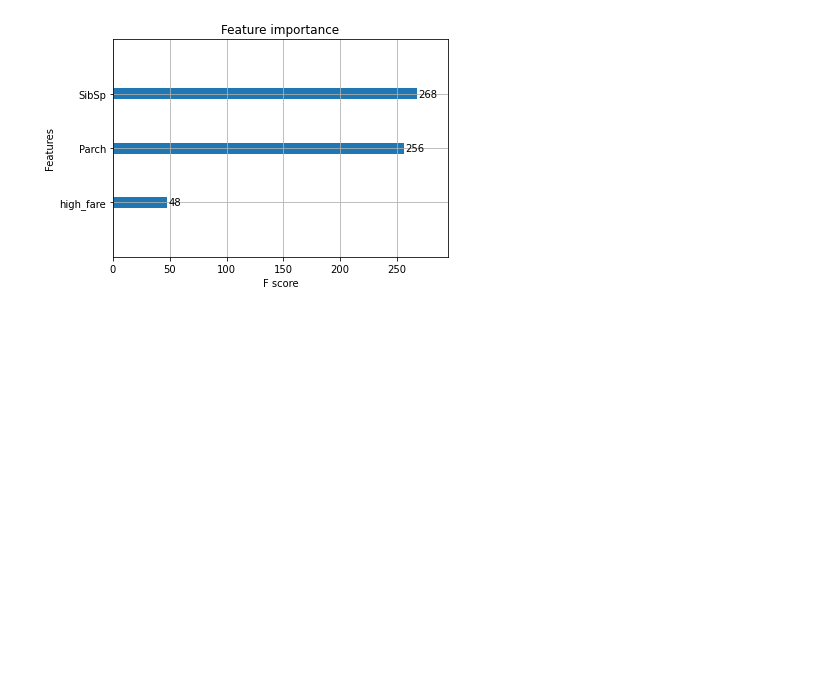
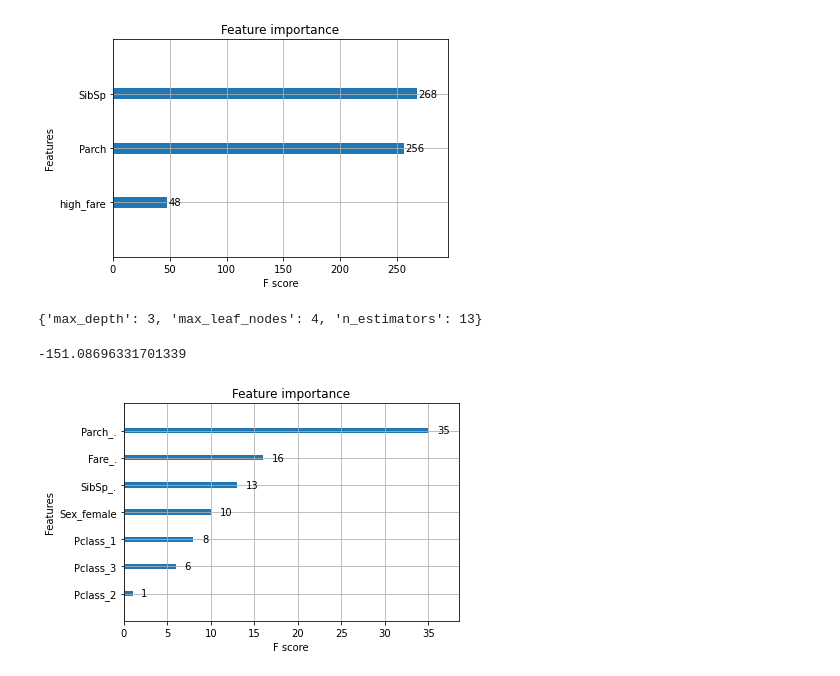
Before and after one commit to pritam-dey3/Titanic-Passenger-Survival-Prediction, a Jupyter notebook: Age_imput.ipynb, the cells around one changed output. Drawn from its saved outputs; the diff is of its cells as text; code cells hidden in the pictures; blank space fills up the shorter version.

Commit message:
Creating full cleaning pipeline

```diff
--- a/Age_imput.ipynb
+++ b/Age_imput.ipynb
@@ -92,0 +116,43 @@ print(grids.best_score_)
+# %%
+#load data
+Pclass_ix = np.s_[:, 0:3]
+Sex_ix = np.s_[:, 3:5]
+Cabin_ix = np.s_[:, 5:14]
+Embarked_ix = np.s_[:, 14:17]
+Age_ix = np.s_[:, 17]
+SibSp_ix = np.s_[:, 18]
+Parch_ix = np.s_[:, 19]
+Fare_ix = np.s_[:, 20]
+
+clean_data = pd.read_csv(data_dir + 'halfclean.csv', index_col=0).to_numpy()
+# %%
+X = np.c_[clean_data[SibSp_ix], clean_data[Parch_ix], clean_data[Fare_ix], clean_data[Sex_ix],
+            clean_data[Pclass_ix]]
+y = clean_data[Age_ix]
+
+nan_ix = np.isnan(y)
+X = X[~nan_ix]
+y = y[~nan_ix]
+
+X = pd.DataFrame(X)
+X.columns = col_names(features=['SibSp', 'Parch', 'Fare', 'Sex', 'Pclass'])
+# %%
+param_grid = [
+    {'n_estimators': np.arange(8,15,step=1), 'max_depth': [2, 3, 4], 'max_leaf_nodes': [4, 5, 6, 7]},
+]
+
+grids_xgb_age = GridSearchCV(XGBRegressor(), param_grid, scoring="neg_mean_squared_error", return_train_score=True, cv=5)
+grids_xgb_age.fit(X, y)
+
+joblib.dump(grids_xgb_age.best_estimator_, 'xgb_best_age.pkl')
+grids_xgb_age.best_params_
+# %% [output]
+{'max_depth': 3, 'max_leaf_nodes': 4, 'n_estimators': 13}
+# %%
+from xgboost import plot_importance
+
+plot_importance(grids_xgb_age.best_estimator_)
+print(grids_xgb_age.best_score_)
+# %% [output]
+-151.08696331701339
+[figure, added]
```
Also changed, not shown: parts of 3 cells of this notebook, 6 other files.
